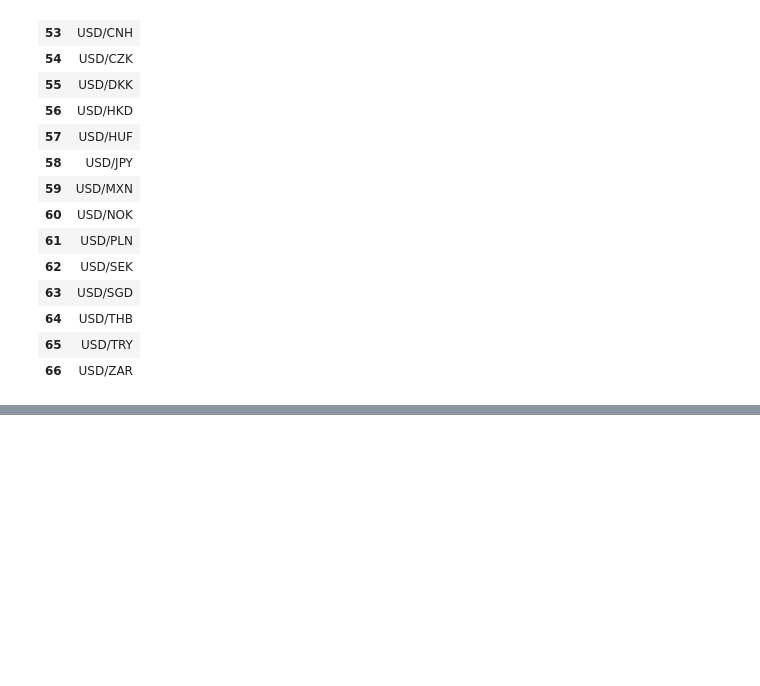
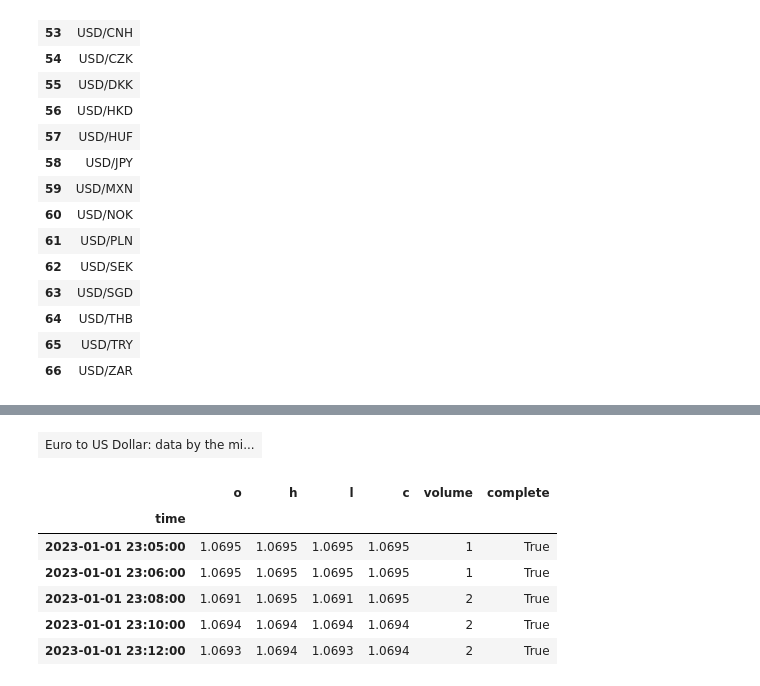
Before and after one commit to EvanMarie/udemy_finance_data, a Jupyter notebook: udemy_finance_part_four.ipynb, the cells around one changed output, grey strips where cells are left out. Saved outputs shown, nothing was run; the diff lists cells and outputs as text; code cells hidden in the pictures; blank space fills up the shorter version.

```diff
--- a/udemy_finance_part_four.ipynb
+++ b/udemy_finance_part_four.ipynb
@@ -160,0 +248,15 @@ multi([(instruments.iloc[0:17], '1'),
+# %%
+pretty('Euro to US Dollar: data by the minute, bid prices')
+api.get_history('EUR_USD',
+				'2023-01-01',
+			    '2023-02-01',
+				'M1', 'B').head(5).style.format(precision = 4)
+# %% [output]
+| Euro to US Dollar: data by the mi... |
+|  | o | h | l | c | volume | complete |
+| time |  |  |  |  |  |  |
+| 2023-01-01 23:05:00 | 1.0695 | 1.0695 | 1.0695 | 1.0695 | 1 | True |
+| 2023-01-01 23:06:00 | 1.0695 | 1.0695 | 1.0695 | 1.0695 | 1 | True |
+| 2023-01-01 23:08:00 | 1.0691 | 1.0695 | 1.0691 | 1.0695 | 2 | True |
+| 2023-01-01 23:10:00 | 1.0694 | 1.0694 | 1.0694 | 1.0694 | 2 | True |
+| 2023-01-01 23:12:00 | 1.0693 | 1.0694 | 1.0693 | 1.0694 | 2 | True |
```
Also changed, not shown: parts of 25 cells of this notebook.
